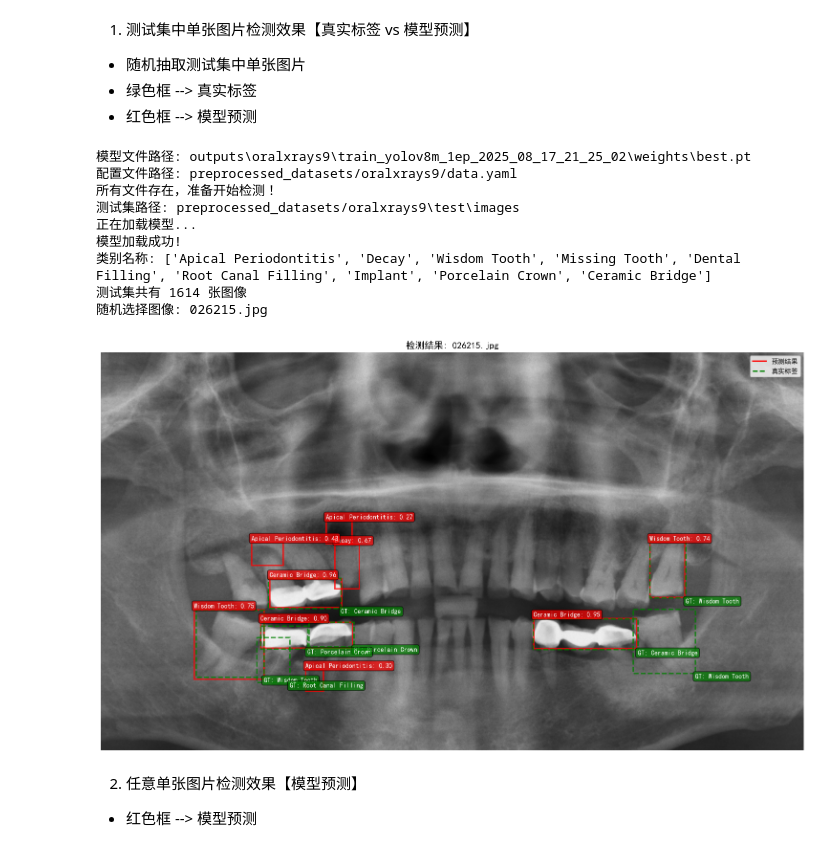
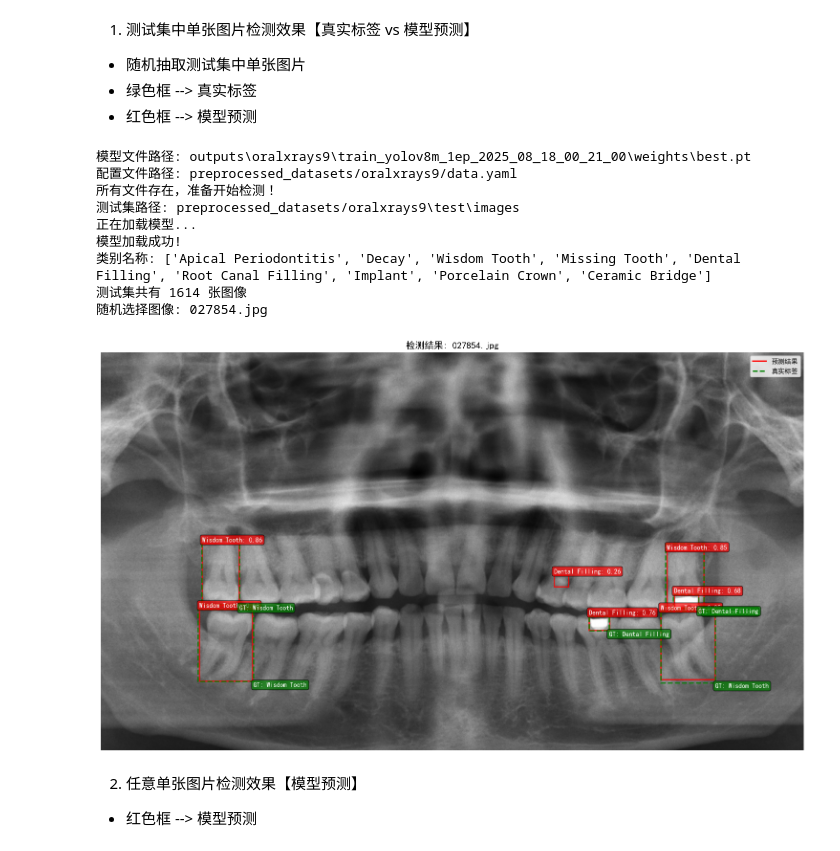
Before and after one commit to MybcyQzqxw/yolov8_teeth, a Jupyter notebook: demo.ipynb, the cells around one changed output. Saved outputs shown, nothing was run; the diff lists cells and outputs as text; code cells hidden in the pictures.

```diff
--- a/demo.ipynb
+++ b/demo.ipynb
@@ -13,7 +13,7 @@ import yaml
 import random
 
 # 模型文件路径【手动输入】
-model_path = r"outputs\oralxrays9\train_yolov8m_1ep_2025_08_17_21_25_02\weights\best.pt"
+model_path = r"outputs\oralxrays9\train_yolov8m_1ep_2025_08_18_00_21_00\weights\best.pt"
 
 # 模型文件路径格式: outputs/{dataset_name}/train_xxx/weights/best.pt
 # 对应的data_yaml: preprocessed_datasets/{dataset_name}/data.yaml
@@ -38,36 +38,36 @@ else:
 with open(data_yaml, 'r', encoding='utf-8') as f:
     data_config = yaml.safe_load(f)
 
 # 获取测试集图像目录路径
 test_images_dir = os.path.join(os.path.dirname(data_yaml), "test", "images")
 print(f"测试集路径: {test_images_dir}")
 
 # 创建演示对象
 demo = DentalDetectionDemo(model_path, data_yaml)
 
 # 获取所有测试集图像列表（不限制数量）
 all_images = demo.get_available_images(test_images_dir, max_count=None)
 
 print(f"测试集共有 {len(all_images)} 张图像")
 
 # 从全部测试集中随机选取一张图像进行演示
 if all_images:
     selected_image = random.choice(all_images)
     print(f"随机选择图像: {selected_image.name}")
     demo.visualize_detection(str(selected_image))
 else:
     print("未找到测试图像！")
 # %% [output]
-模型文件路径: outputs\oralxrays9\train_yolov8m_1ep_2025_08_17_21_25_02\weights\best.pt
+模型文件路径: outputs\oralxrays9\train_yolov8m_1ep_2025_08_18_00_21_00\weights\best.pt
 配置文件路径: preprocessed_datasets/oralxrays9/data.yaml
 所有文件存在，准备开始检测！
 测试集路径: preprocessed_datasets/oralxrays9\test\images
 正在加载模型...
 模型加载成功!
 类别名称: ['Apical Periodontitis', 'Decay', 'Wisdom Tooth', 'Missing Tooth', 'Dental Filling', 'Root Canal Filling', 'Implant', 'Porcelain Crown', 'Ceramic Bridge']
 测试集共有 1614 张图像
-随机选择图像: 026215.jpg
+随机选择图像: 027854.jpg
-[figure, old version]
+[figure, new version]
 # %% [markdown]
 2. 任意单张图片检测效果【模型预测】
 
```
Also changed, not shown: parts of 1 cell of this notebook, 4 other files.
